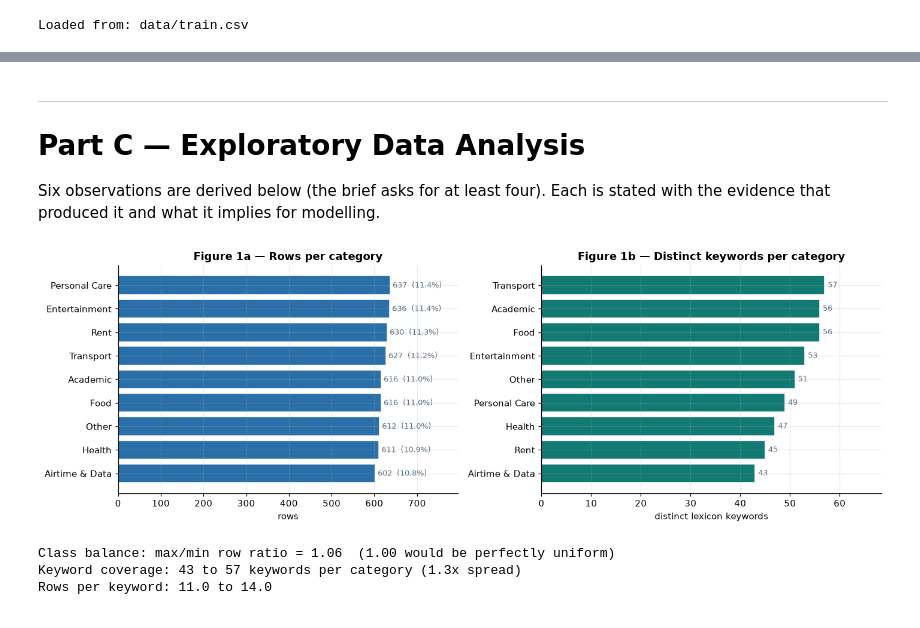
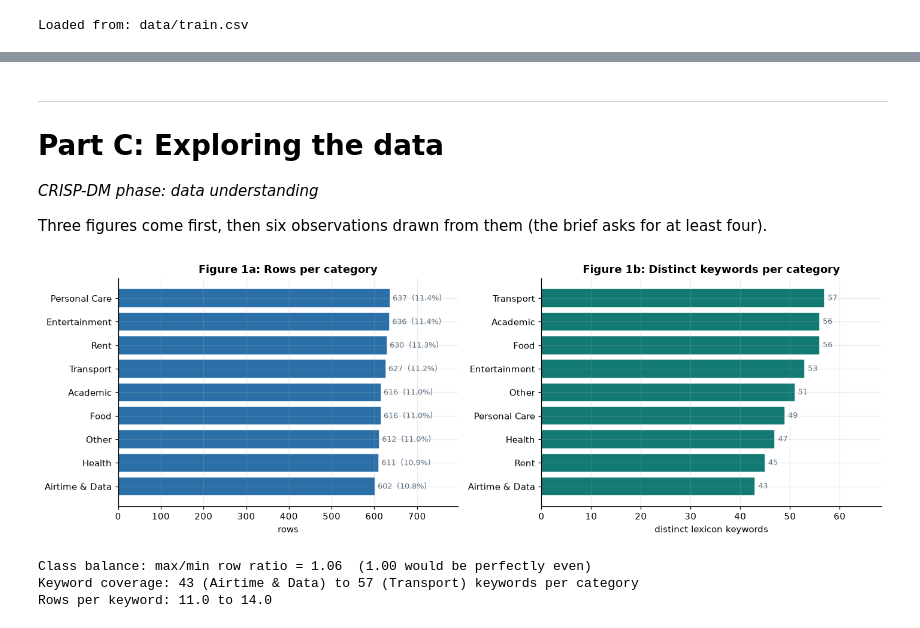
Before and after one commit to AustineIgunza/SemProject_MLEngine, a Jupyter notebook: notebooks/NaiveBayes_Base.ipynb, the cells around one changed output, grey strips where cells are left out. Cells and saved outputs as stored; diff of their text form; code cells hidden in the pictures.

```diff
--- a/notebooks/NaiveBayes_Base.ipynb
+++ b/notebooks/NaiveBayes_Base.ipynb
@@ -295,0 +244,17 @@ Interpretation
+# %%
+# An exact duplicate has the same description, amount and category
+exact_dupes = int(raw.duplicated(["description", "amount", "category"]).sum())
+repeated_text = int(raw.description.duplicated().sum())
+# A repeated description with two different categories would be contradictory label noise
+contradictory = int((raw.groupby("description").category.nunique() > 1).sum())
+
+print(f"Exact duplicate rows:                     {exact_dupes}")
+print(f"Repeated description strings:             {repeated_text}")
+print(f"Repeated descriptions with two categories: {contradictory}\n")
+
+kw_stats = (raw.groupby("category")
+              .agg(rows=("category", "size"), keywords=("keyword", "nunique"))
+              .assign(rows_per_keyword=lambda t: (t.rows / t.keywords).round(1))
+              .sort_values("keywords"))
+display(kw_stats)
+print(f"{raw.keyword.nunique()} distinct merchant keywords behind {len(raw):,} rows")
@@ -419,7 +342,0 @@ folds**. Section D.2 measures exactly how much this one decision changes the rep
-# %%
-kw_stats = (df.groupby("category")
-              .agg(rows=("category", "size"), keywords=("keyword", "nunique"))
-              .assign(rows_per_keyword=lambda t: (t.rows / t.keywords).round(1))
-              .sort_values("keywords"))
-display(kw_stats)
-print(f"Total distinct keywords (groups available to GroupKFold): {df.keyword.nunique()}")
@@ -509,39 +582,38 @@ This is a genuine positive: the model cannot cheat by learning sentence scaffold
 # %% [markdown]
 ---
-# Part C — Exploratory Data Analysis
+# Part C: Exploring the data
+*CRISP-DM phase: data understanding*
 
-Six observations are derived below (the brief asks for at least four). Each is stated with the evidence
-that produced it and what it implies for modelling.
+Three figures come first, then six observations drawn from them (the brief asks for at least four).
 # %%
 fig, axes = plt.subplots(1, 2, figsize=(13, 4.4))
 
 counts = df.category.value_counts().sort_values()
 axes[0].barh(counts.index, counts.values, color=BLUE, edgecolor="white")
-axes[0].set_title("Figure 1a — Rows per category")
+axes[0].set_title("Figure 1a: Rows per category")
 axes[0].set_xlabel("rows")
 for i, v in enumerate(counts.values):
     axes[0].text(v + 6, i, f"{v}  ({v/len(df)*100:.1f}%)", va="center", fontsize=8.5, color=GREY)
 axes[0].set_xlim(0, counts.max() * 1.25)
 
 kws = kw_stats.keywords.sort_values()
 axes[1].barh(kws.index, kws.values, color=TEAL, edgecolor="white")
-axes[1].set_title("Figure 1b — Distinct keywords per category")
+axes[1].set_title("Figure 1b: Distinct keywords per category")
 axes[1].set_xlabel("distinct lexicon keywords")
 for i, v in enumerate(kws.values):
     axes[1].text(v + 0.6, i, str(v), va="center", fontsize=8.5, color=GREY)
 axes[1].set_xlim(0, kws.max() * 1.2)
 
 plt.tight_layout(); plt.show()
 
 spread = counts.max() / counts.min()
-print(f"Class balance: max/min row ratio = {spread:.2f}  (1.00 would be perfectly uniform)")
-print(f"Keyword coverage: {kws.min()} to {kws.max()} keywords per category "
-      f"({kws.max()/kws.min():.1f}x spread)")
+print(f"Class balance: max/min row ratio = {spread:.2f}  (1.00 would be perfectly even)")
+print(f"Keyword coverage: {kws.min()} ({kws.idxmin()}) to {kws.max()} ({kws.idxmax()}) keywords per category")
 print(f"Rows per keyword: {kw_stats.rows_per_keyword.min():.1f} to {kw_stats.rows_per_keyword.max():.1f}")
 # %% [output]
-[figure, old version]
+[figure, new version]
-Class balance: max/min row ratio = 1.06  (1.00 would be perfectly uniform)
-Keyword coverage: 43 to 57 keywords per category (1.3x spread)
+Class balance: max/min row ratio = 1.06  (1.00 would be perfectly even)
+Keyword coverage: 43 (Airtime & Data) to 57 (Transport) keywords per category
 Rows per keyword: 11.0 to 14.0
 # %%
 fig, axes = plt.subplots(1, 2, figsize=(13, 4.8))
```
Also changed, not shown: parts of 58 cells of this notebook.
